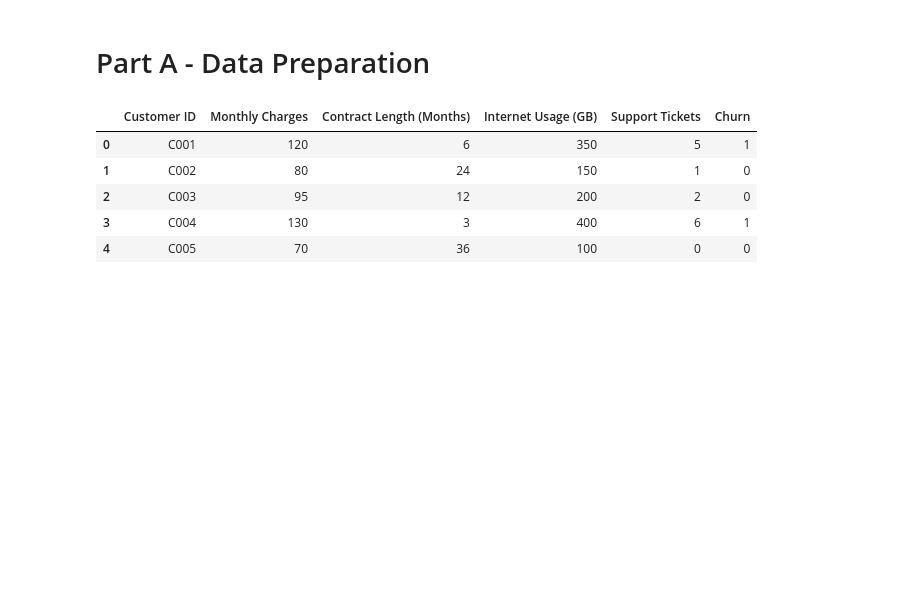
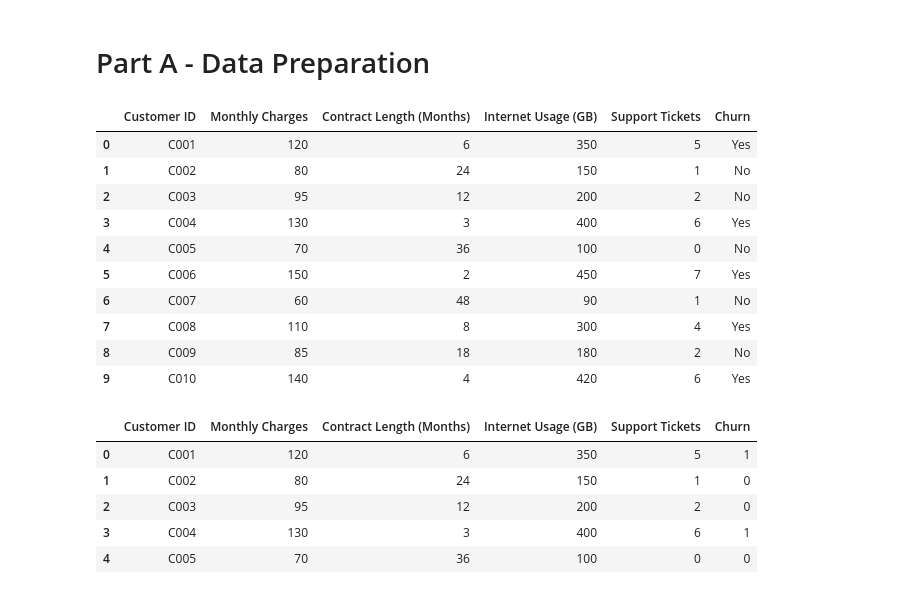
Before and after one commit to KaiserLycan/Customer-Churn-Prediction-Using-Decision-Trees, a Jupyter notebook: Exer3_Panti.ipynb, the cells around one changed output. Saved outputs shown, nothing was run; the diff lists cells and outputs as text; code cells hidden in the pictures; blank space fills up the shorter version.

```diff
--- a/Exer3_Panti.ipynb
+++ b/Exer3_Panti.ipynb
@@ -35,14 +35,34 @@ from sklearn.preprocessing import LabelEncoder
 # %% [markdown]
 # Part A - Data Preparation
 # %%
-df = pd.DataFrame({
-    "Customer ID": ["C001", "C002", "C003", "C004", "C005", "C006", "C007", "C008", "C009", "C010"],
-    "Monthly Charges": [120, 80, 95, 130, 70, 150, 60, 110, 85, 140],
-    "Contract Length (Months)": [6,24,12,3,36,2,48,8,18,4],
-    "Internet Usage (GB)": [350,150,200,400,100,450,90,300,180,420],
-    "Support Tickets": [5,1,2,6,0,7,1,4,2,6],
-    "Churn": ["Yes", "No", "No", "Yes", "No", "Yes", "No", "Yes", "No", "Yes"],
-})
+
+df = pd.DataFrame({})
+
+if os.path.exists('./Dataset/Dataset.csv'):
+    df = pd.read_csv('./Dataset/Dataset.csv', delimiter=',')
+else:
+    df = pd.DataFrame({
+        "Customer ID": ["C001", "C002", "C003", "C004", "C005", "C006", "C007", "C008", "C009", "C010"],
+        "Monthly Charges": [120, 80, 95, 130, 70, 150, 60, 110, 85, 140],
+        "Contract Length (Months)": [6,24,12,3,36,2,48,8,18,4],
+        "Internet Usage (GB)": [350,150,200,400,100,450,90,300,180,420],
+        "Support Tickets": [5,1,2,6,0,7,1,4,2,6],
+        "Churn": ["Yes", "No", "No", "Yes", "No", "Yes", "No", "Yes", "No", "Yes"],
+    })
+
+df
+# %% [output]
+|  | Customer ID | Monthly Charges | Contract Length (Months) | Internet Usage (GB) | Support Tickets | Churn |
+| 0 | C001 | 120 | 6 | 350 | 5 | Yes |
+| 1 | C002 | 80 | 24 | 150 | 1 | No |
+| 2 | C003 | 95 | 12 | 200 | 2 | No |
+| 3 | C004 | 130 | 3 | 400 | 6 | Yes |
+| 4 | C005 | 70 | 36 | 100 | 0 | No |
+| 5 | C006 | 150 | 2 | 450 | 7 | Yes |
+| 6 | C007 | 60 | 48 | 90 | 1 | No |
+| 7 | C008 | 110 | 8 | 300 | 4 | Yes |
+| 8 | C009 | 85 | 18 | 180 | 2 | No |
+| 9 | C010 | 140 | 4 | 420 | 6 | Yes |
 # %%
 # Encoding "Churn" To Binary Using LabelEncoder.
 df["Churn"] = LabelEncoder().fit_transform(df["Churn"])
```
Also changed, not shown: parts of 6 cells of this notebook, 2 other files.
